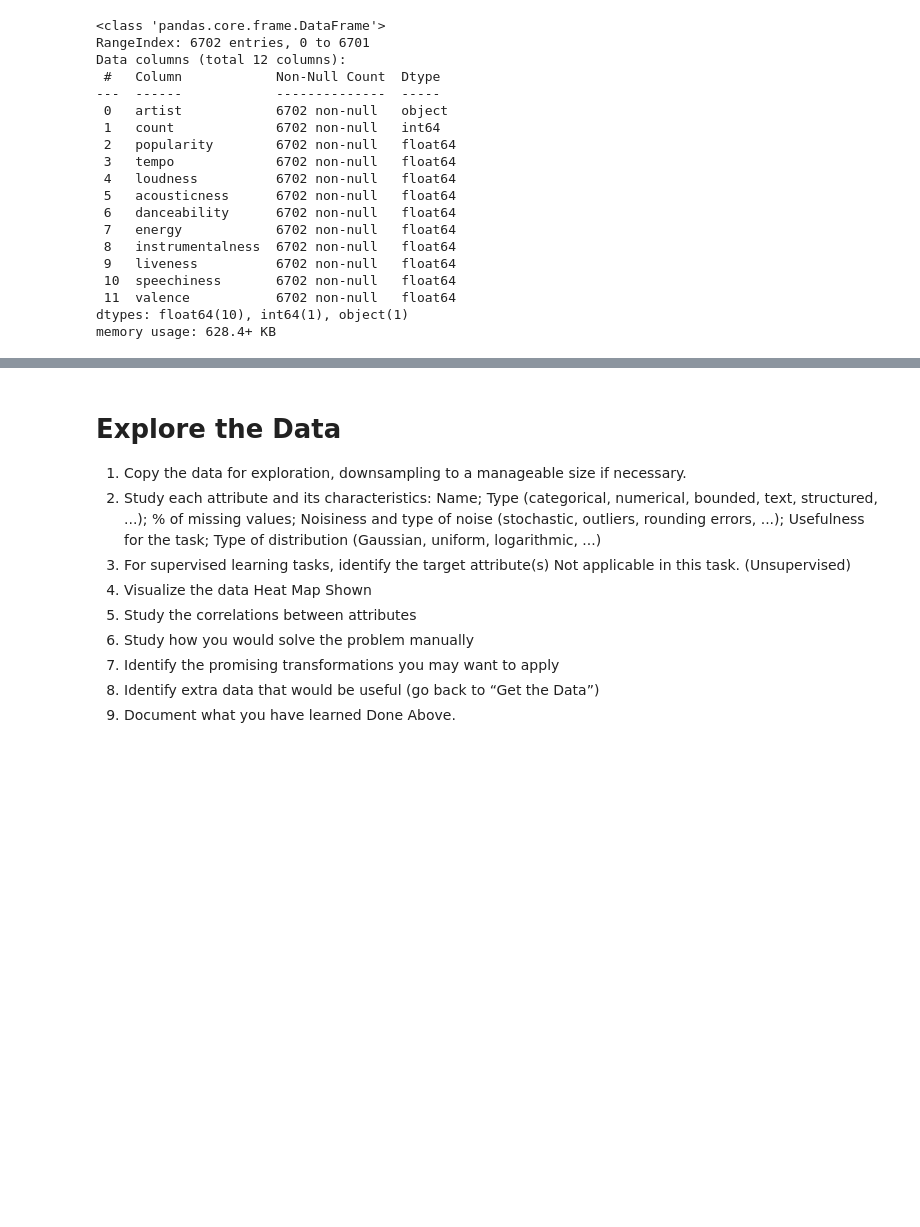
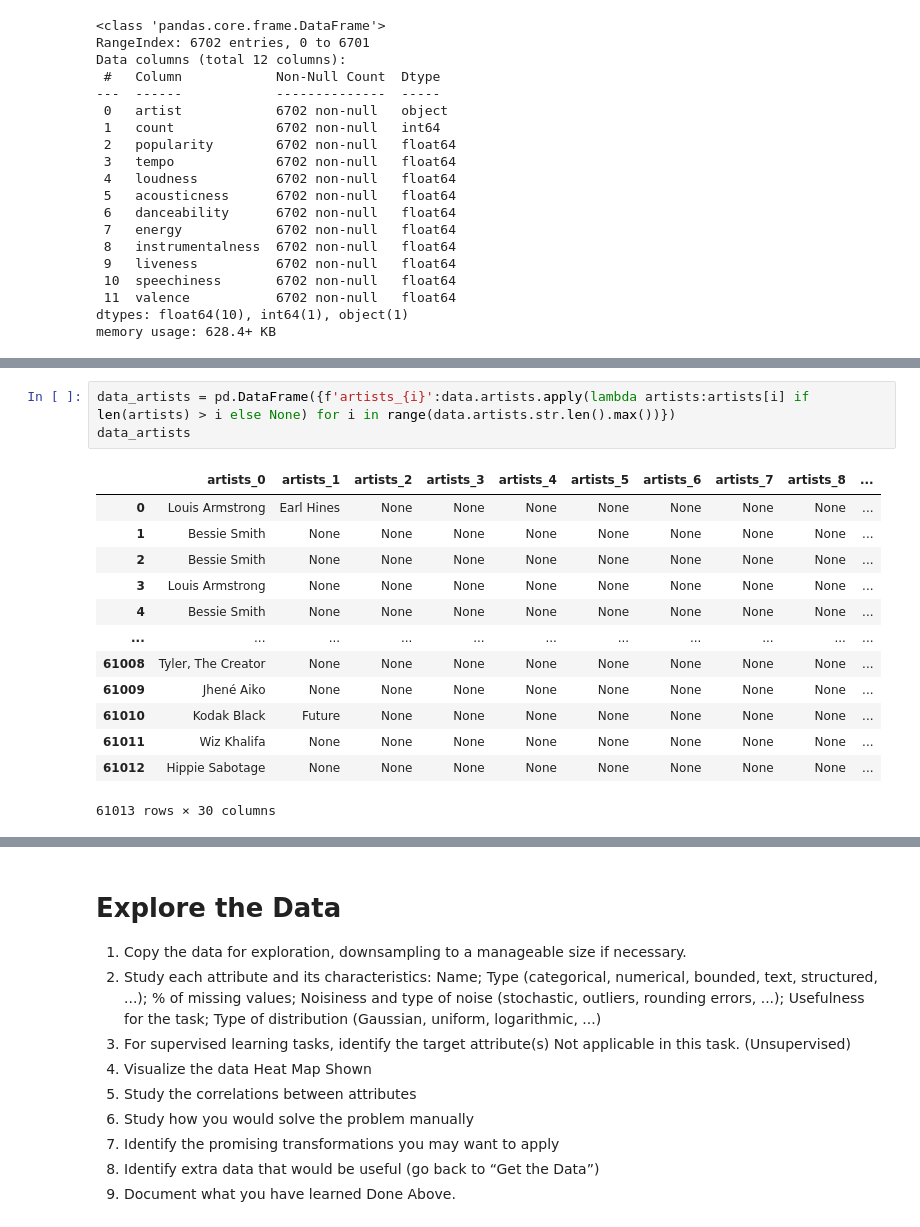
Before and after one commit to justinszaro/music-recommendations-machine-learning, a Jupyter notebook: music.ipynb, the cells around one changed output, grey strips where cells are left out. Saved outputs shown, nothing was run; the diff lists cells and outputs as text; blank space fills up the shorter version.

```diff
--- a/music.ipynb
+++ b/music.ipynb
@@ -279,0 +328,17 @@ memory usage: 628.4+ KB
+# %%
+data_artists = pd.DataFrame({f'artists_{i}':data.artists.apply(lambda artists:artists[i] if len(artists) > i else None) for i in range(data.artists.str.len().max())})
+data_artists
+# %% [output]
+|  | artists_0 | artists_1 | artists_2 | artists_3 | artists_4 | artists_5 | artists_6 | artists_7 | artists_8 | ... |
+| 0 | Louis Armstrong | Earl Hines | None | None | None | None | None | None | None | ... |
+| 1 | Bessie Smith | None | None | None | None | None | None | None | None | ... |
+| 2 | Bessie Smith | None | None | None | None | None | None | None | None | ... |
+| 3 | Louis Armstrong | None | None | None | None | None | None | None | None | ... |
+| 4 | Bessie Smith | None | None | None | None | None | None | None | None | ... |
+| ... | ... | ... | ... | ... | ... | ... | ... | ... | ... | ... |
+| 61008 | Tyler, The Creator | None | None | None | None | None | None | None | None | ... |
+| 61009 | Jhené Aiko | None | None | None | None | None | None | None | None | ... |
+| 61010 | Kodak Black | Future | None | None | None | None | None | None | None | ... |
+| 61011 | Wiz Khalifa | None | None | None | None | None | None | None | None | ... |
+| 61012 | Hippie Sabotage | None | None | None | None | None | None | None | None | ... |
+61013 rows × 30 columns
```
Also changed, not shown: parts of 20 cells of this notebook.
